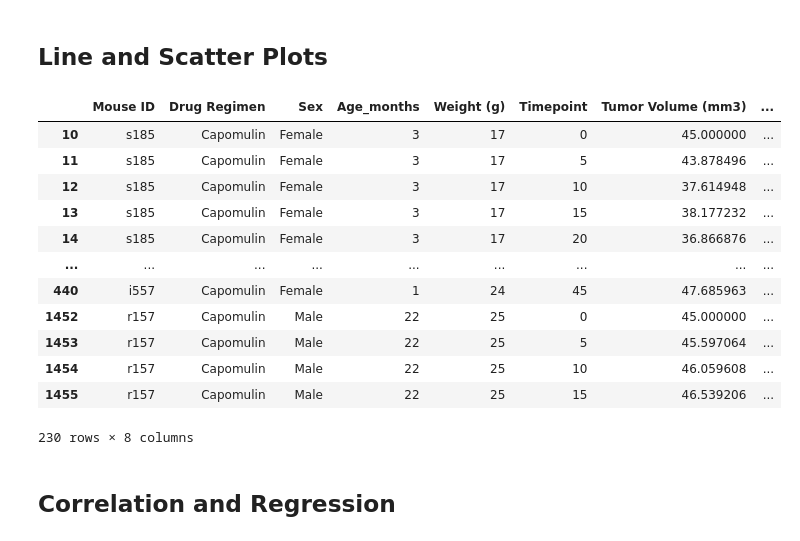
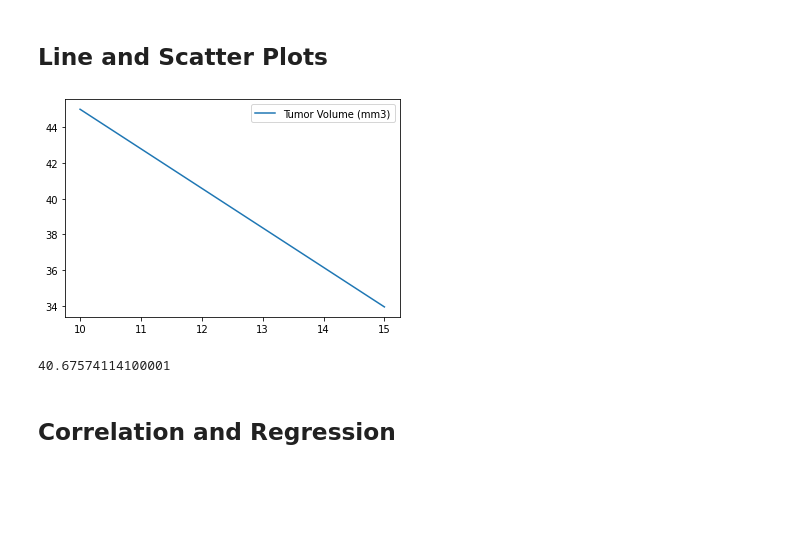
Before and after one commit to Rob397/Matplotlib--Pharma, a Jupyter notebook: pymaceuticals_starter.ipynb, the cells around one changed output. Drawn from its saved outputs; the diff is of its cells as text; code cells hidden in the pictures; blank space fills up the shorter version.

```diff
--- a/pymaceuticals_starter.ipynb
+++ b/pymaceuticals_starter.ipynb
@@ -339,27 +339,36 @@ plt.show()
 ## Line and Scatter Plots
 # %%
 # Generate a line plot of TIME POINT vs TUMOR VOLUME for a mouse treated with Capomulin
+# Just choose a mouse, collect all time points and plot a line of tumor vol
+
 Drug_reg = cleaned_df.groupby(['Drug Regimen'])
-Capomulin_tp_tv =cleaned_df[cleaned_df["Drug Regimen"] == "Capomulin"]
+Capomulin=cleaned_df[cleaned_df["Drug Regimen"] == "Capomulin"]
+Capomulin_s185 =cleaned_df[cleaned_df["Mouse ID"] == "s185"]
+Capomulin_s185
 
 # do I need to drop other info?
 # Capomulin_tp_tv.drop(['Mouse ID','Sex','Weight (g)','Age_months', 'Metastatic Sites'])
+
+# example to copy
+# df = pd.DataFrame({'pig': [20, 18, 489, 675, 1776],'horse': [4, 25, 281, 600, 1900]},
+# index=[1990, 1997, 2003, 2009, 2014])
+# lines = df.plot.line()
+
+toplot = pd.DataFrame(Capomulin_s185["Tumor Volume (mm3)"], index=[0,5,10,15,20,25,30,25,40,45])
+lines= toplot.plot.line()
 # %% [output]
-|  | Mouse ID | Drug Regimen | Sex | Age_months | Weight (g) | Timepoint | Tumor Volume (mm3) | ... |
-| 10 | s185 | Capomulin | Female | 3 | 17 | 0 | 45.000000 | ... |
-| 11 | s185 | Capomulin | Female | 3 | 17 | 5 | 43.878496 | ... |
-| 12 | s185 | Capomulin | Female | 3 | 17 | 10 | 37.614948 | ... |
-| 13 | s185 | Capomulin | Female | 3 | 17 | 15 | 38.177232 | ... |
-| 14 | s185 | Capomulin | Female | 3 | 17 | 20 | 36.866876 | ... |
-| ... | ... | ... | ... | ... | ... | ... | ... | ... |
-| 440 | i557 | Capomulin | Female | 1 | 24 | 45 | 47.685963 | ... |
-| 1452 | r157 | Capomulin | Male | 22 | 25 | 0 | 45.000000 | ... |
-| 1453 | r157 | Capomulin | Male | 22 | 25 | 5 | 45.597064 | ... |
-| 1454 | r157 | Capomulin | Male | 22 | 25 | 10 | 46.059608 | ... |
-| 1455 | r157 | Capomulin | Male | 22 | 25 | 15 | 46.539206 | ... |
-230 rows × 8 columns
+[figure, added]
 # %%
-# Generate a scatter plot of mouse weight versus average tumor volume for the Capomulin regimen
+# Generate a scatter plot of mouse weight versus AVERAGE tumor volume for the Capomulin regimen
+
+x_values = Capomulin['Weight (g)']
+# y_values = Capomulin['Tumor Volume (mm3)']
+plt.scatter(x_values,y_values)
+plt.xlabel('Weight (g)')
+plt.ylabel('Tumor Volume (mm3)')
+plt.show()
+# %% [output]
+40.67574114100001
 # %% [markdown]
 ## Correlation and Regression
 # %%
```
